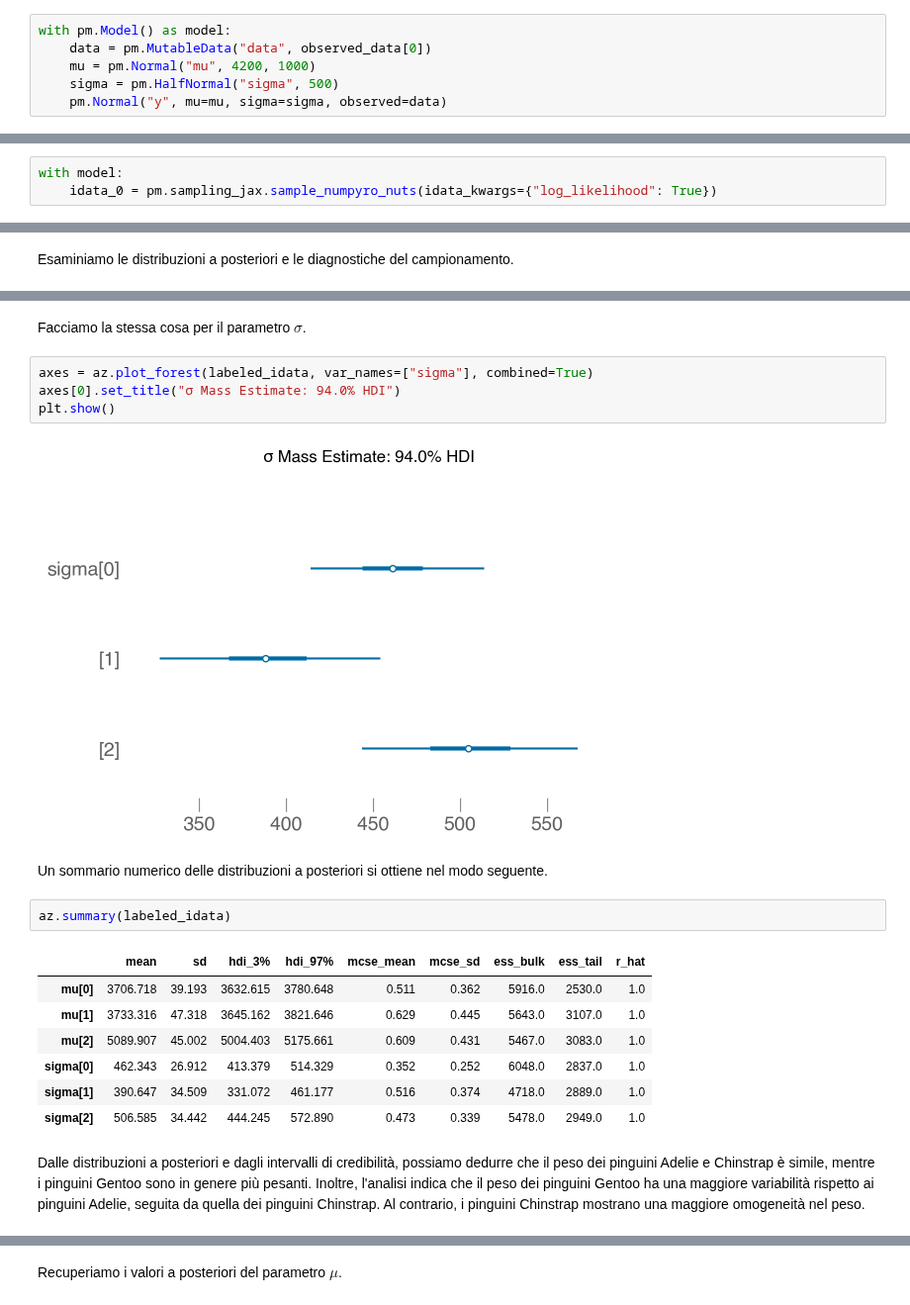
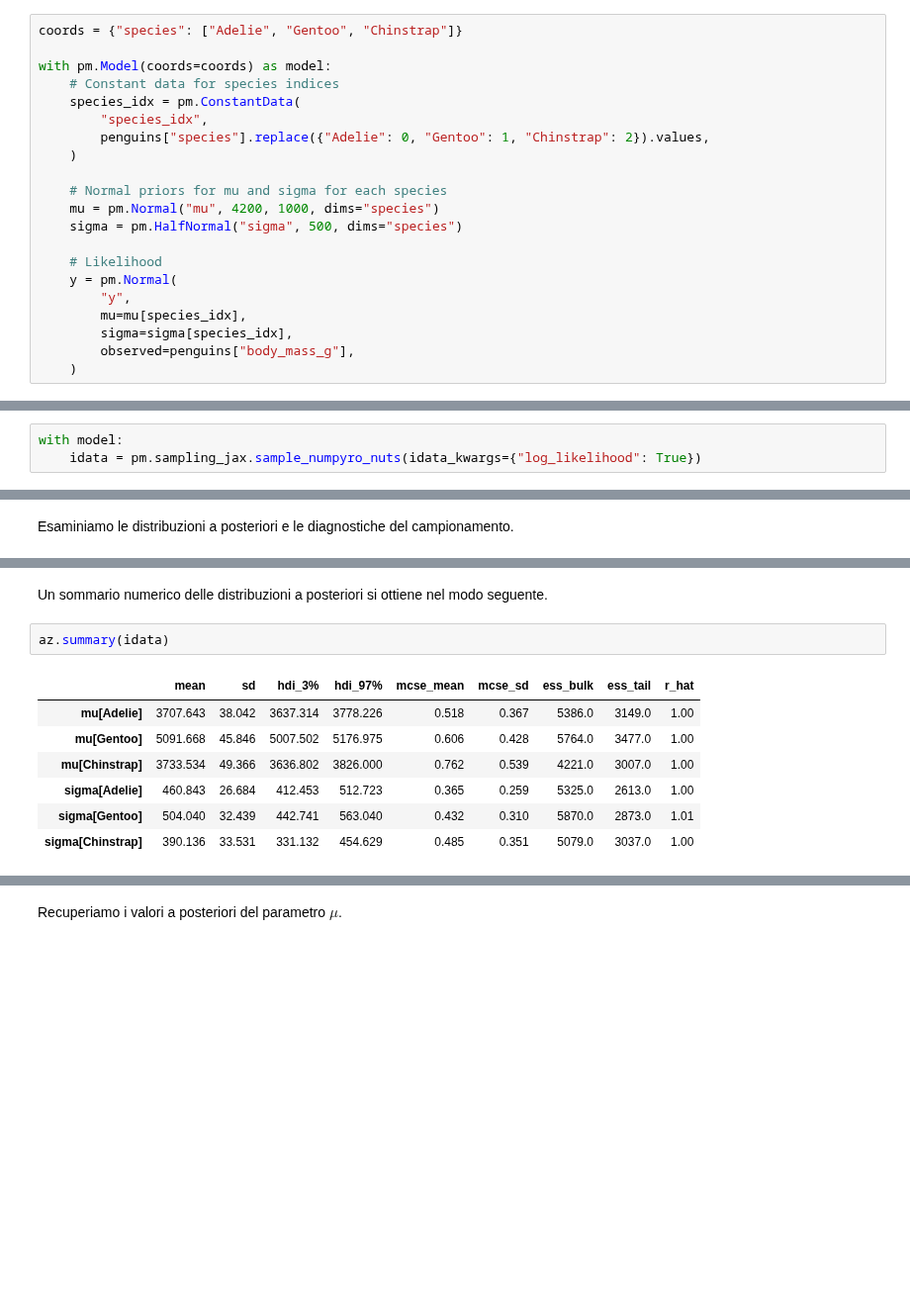
Before and after one commit to ccaudek/ds4psy, a Jupyter notebook: chapter_4/24_multiple_groups.ipynb, the cells around one changed output, grey strips where cells are left out. Shown at 99% size. Cells and saved outputs as stored; diff of their text form; blank space fills up the shorter version.

```diff
--- a/chapter_4/24_multiple_groups.ipynb
+++ b/chapter_4/24_multiple_groups.ipynb
@@ -134,6 +103,21 @@ Utilizziamo un oggetto `MutableData` per immagazzinare i dati osservati. Nel mod
 # %%
-with pm.Model() as model:
-    data = pm.MutableData("data", observed_data[0])
-    mu = pm.Normal("mu", 4200, 1000)
-    sigma = pm.HalfNormal("sigma", 500)
-    pm.Normal("y", mu=mu, sigma=sigma, observed=data)
+coords = {"species": ["Adelie", "Gentoo", "Chinstrap"]}
+
+with pm.Model(coords=coords) as model:
+    # Constant data for species indices
+    species_idx = pm.ConstantData(
+        "species_idx",
+        penguins["species"].replace({"Adelie": 0, "Gentoo": 1, "Chinstrap": 2}).values,
+    )
+
+    # Normal priors for mu and sigma for each species
+    mu = pm.Normal("mu", 4200, 1000, dims="species")
+    sigma = pm.HalfNormal("sigma", 500, dims="species")
+
+    # Likelihood
+    y = pm.Normal(
+        "y",
+        mu=mu[species_idx],
+        sigma=sigma[species_idx],
+        observed=penguins["body_mass_g"],
+    )
@@ -159,6 +200,6 @@ plt.show()
 Eseguiamo il campionamento.
 # %%
 with model:
-    idata_0 = pm.sampling_jax.sample_numpyro_nuts(idata_kwargs={"log_likelihood": True})
+    idata = pm.sampling_jax.sample_numpyro_nuts(idata_kwargs={"log_likelihood": True})
 # %% [output]
 Compiling...
@@ -344,22 +223,12 @@ plt.show()
-# %% [markdown]
-Facciamo la stessa cosa per il parametro $\sigma$.
-# %%
-axes = az.plot_forest(labeled_idata, var_names=["sigma"], combined=True)
-axes[0].set_title("σ Mass Estimate: 94.0% HDI")
-plt.show()
-# %% [output]
-[figure, removed]
 # %% [markdown]
 Un sommario numerico delle distribuzioni a posteriori si ottiene nel modo seguente.
 # %%
-az.summary(labeled_idata)
+az.summary(idata)
 # %% [output]
 |  | mean | sd | hdi_3% | hdi_97% | mcse_mean | mcse_sd | ess_bulk | ess_tail | r_hat |
-| mu[0] | 3706.718 | 39.193 | 3632.615 | 3780.648 | 0.511 | 0.362 | 5916.0 | 2530.0 | 1.0 |
-| mu[1] | 3733.316 | 47.318 | 3645.162 | 3821.646 | 0.629 | 0.445 | 5643.0 | 3107.0 | 1.0 |
-| mu[2] | 5089.907 | 45.002 | 5004.403 | 5175.661 | 0.609 | 0.431 | 5467.0 | 3083.0 | 1.0 |
-| sigma[0] | 462.343 | 26.912 | 413.379 | 514.329 | 0.352 | 0.252 | 6048.0 | 2837.0 | 1.0 |
-| sigma[1] | 390.647 | 34.509 | 331.072 | 461.177 | 0.516 | 0.374 | 4718.0 | 2889.0 | 1.0 |
-| sigma[2] | 506.585 | 34.442 | 444.245 | 572.890 | 0.473 | 0.339 | 5478.0 | 2949.0 | 1.0 |
+| mu[Adelie] | 3707.643 | 38.042 | 3637.314 | 3778.226 | 0.518 | 0.367 | 5386.0 | 3149.0 | 1.00 |
+| mu[Gentoo] | 5091.668 | 45.846 | 5007.502 | 5176.975 | 0.606 | 0.428 | 5764.0 | 3477.0 | 1.00 |
+| mu[Chinstrap] | 3733.534 | 49.366 | 3636.802 | 3826.000 | 0.762 | 0.539 | 4221.0 | 3007.0 | 1.00 |
+| sigma[Adelie] | 460.843 | 26.684 | 412.453 | 512.723 | 0.365 | 0.259 | 5325.0 | 2613.0 | 1.00 |
+| sigma[Gentoo] | 504.040 | 32.439 | 442.741 | 563.040 | 0.432 | 0.310 | 5870.0 | 2873.0 | 1.01 |
+| sigma[Chinstrap] | 390.136 | 33.531 | 331.132 | 454.629 | 0.485 | 0.351 | 5079.0 | 3037.0 | 1.00 |
-# %% [markdown]
-Dalle distribuzioni a posteriori e dagli intervalli di credibilità, possiamo dedurre che il peso dei pinguini Adelie e Chinstrap è simile, mentre i pinguini Gentoo sono in genere più pesanti. Inoltre, l'analisi indica che il peso dei pinguini Gentoo ha una maggiore variabilità rispetto ai pinguini Adelie, seguita da quella dei pinguini Chinstrap. Al contrario, i pinguini Chinstrap mostrano una maggiore omogeneità nel peso.
```
Also changed, not shown: parts of 54 cells of this notebook, 5 other files.
